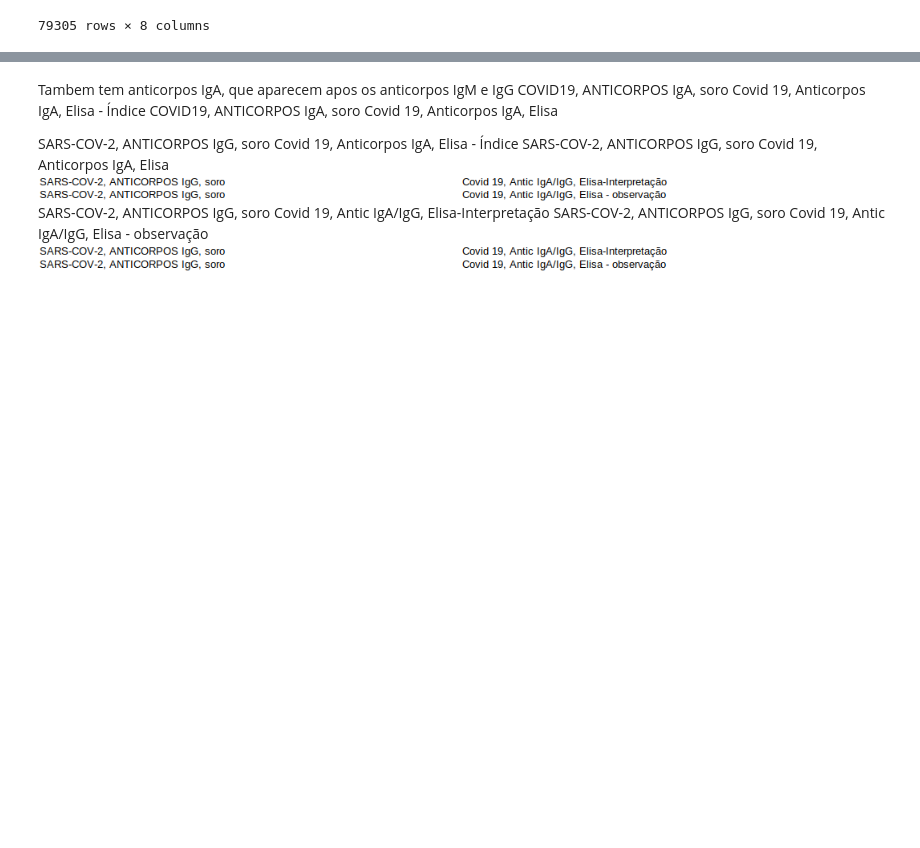
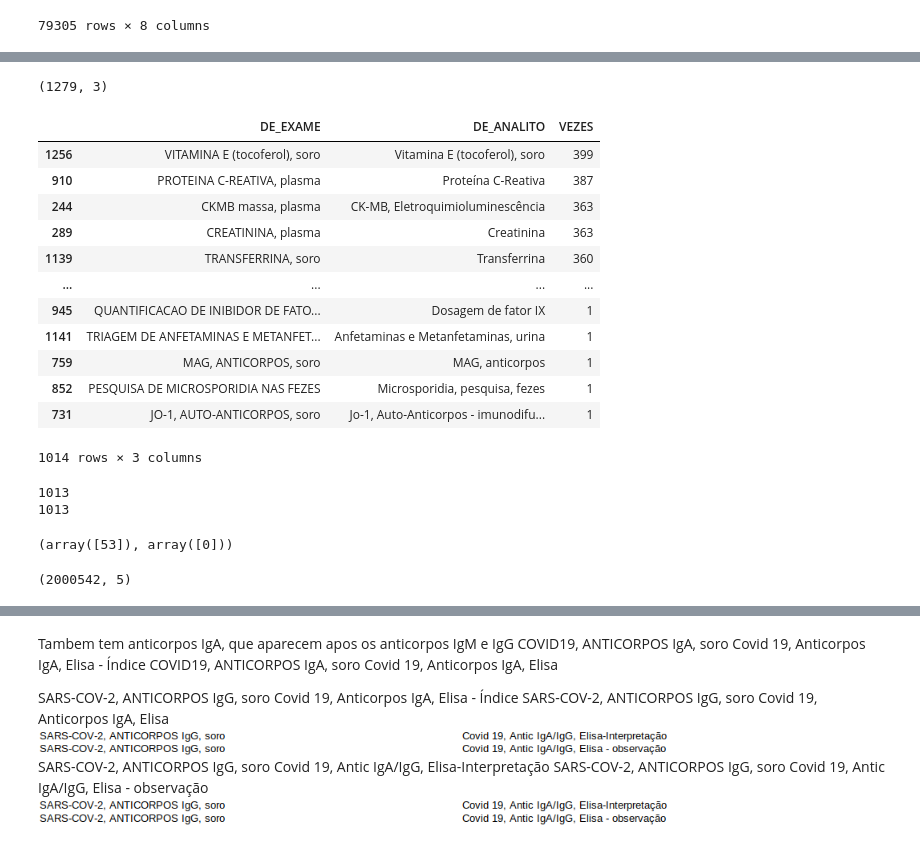
Before and after one commit to NuryYanque/MAC0425_ArtificialIntelligence, a Jupyter notebook: EP4/dados_atualizados/Hospital Fleury-v2.ipynb, the cells around one changed output, grey strips where cells are left out. Drawn from its saved outputs; the diff is of its cells as text; code cells hidden in the pictures; blank space fills up the shorter version.

```diff
--- a/EP4/dados_atualizados/Hospital Fleury-v2.ipynb
+++ b/EP4/dados_atualizados/Hospital Fleury-v2.ipynb
@@ -866,0 +921,20 @@ Rotulos IgM
+# %%
+exames_agrupados.shape
+# %% [output]
+(1279, 3)
+# %%
+exames_agrupados[exames_agrupados['VEZES'] < 400]
+# %% [output]
+|  | DE_EXAME | DE_ANALITO | VEZES |
+| 1256 | VITAMINA E (tocoferol), soro | Vitamina E (tocoferol), soro | 399 |
+| 910 | PROTEINA C-REATIVA, plasma | Proteína C-Reativa | 387 |
+| 244 | CKMB massa, plasma | CK-MB, Eletroquimioluminescência | 363 |
+| 289 | CREATININA, plasma | Creatinina | 363 |
+| 1139 | TRANSFERRINA, soro | Transferrina | 360 |
+| ... | ... | ... | ... |
+| 945 | QUANTIFICACAO DE INIBIDOR DE FATO... | Dosagem de fator IX | 1 |
+| 1141 | TRIAGEM DE ANFETAMINAS E METANFET... | Anfetaminas e Metanfetaminas, urina | 1 |
+| 759 | MAG, ANTICORPOS, soro | MAG, anticorpos | 1 |
+| 852 | PESQUISA DE MICROSPORIDIA NAS FEZES | Microsporidia, pesquisa, fezes | 1 |
+| 731 | JO-1, AUTO-ANTICORPOS, soro | Jo-1, Auto-Anticorpos - imunodifu... | 1 |
+1014 rows × 3 columns
@@ -866,0 +944,6 @@ Rotulos IgM
+# %%
+print(len(DE_EXAME_to_delete))
+print(len(DE_ANALITO_to_delete))
+# %% [output]
+1013
+1013
@@ -866,0 +952,4 @@ Rotulos IgM
+# %%
+np.where(DE_ANALITO_to_delete == 'Covid 19, Anticorpos IgA, Elisa')
+# %% [output]
+(array([53]), array([0]))
@@ -866,0 +963,4 @@ Rotulos IgM
+# %%
+resultados_exames.shape
+# %% [output]
+(2000542, 5)
```
Also changed, not shown: parts of 49 cells of this notebook, 1 other file.
